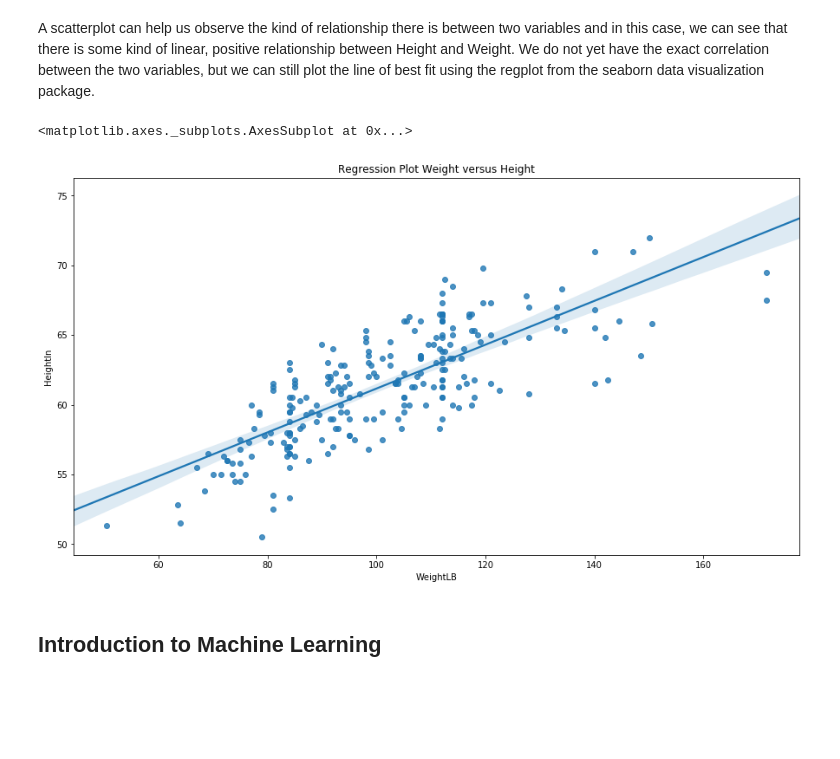
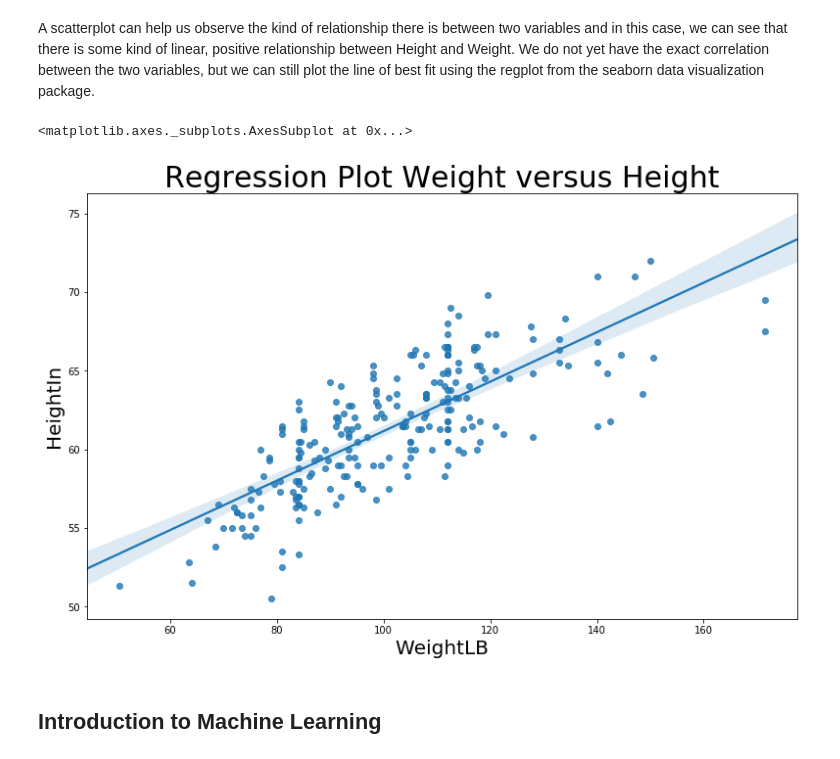
Before and after one commit to TheChanRProject/DevMasters-NewNB, a Jupyter notebook: NewNB-Python-V3.ipynb, the cells around one changed output. Cells and saved outputs as stored; diff of their text form; code cells hidden in the pictures; blank space fills up the shorter version.

Commit message:
resizing parameters for all plots

```diff
--- a/NewNB-Python-V3.ipynb
+++ b/NewNB-Python-V3.ipynb
@@ -449,17 +449,18 @@ A scatterplot can help us observe the kind of relationship there is between two
 # %%
 # importing seaborn
 import seaborn as sns
 
 # Getting the line of best fit in the scatter plot
 
-plt.figure(figsize=(15,8))
-plt.title("Regression Plot Weight versus Height")
-plt.xlabel("Weight (Pound)")
-plt.ylabel("Height (Inches)")
+plt.figure(figsize=(13,8))
+plt.tight_layout()
+plt.title("Regression Plot Weight versus Height", size="30")
+plt.xlabel('WeightLB', size="20")
+plt.ylabel('HeightIn', size="20")
 sns.regplot(x=df.WeightLB, y=df.HeightIn, data=df)
 # %% [output]
 <matplotlib.axes._subplots.AxesSubplot at 0x...>
-[figure, old version]
+[figure, new version]
 # %% [markdown]
 ## Introduction to Machine Learning
 # %% [markdown]
```
Also changed, not shown: parts of 3 cells of this notebook.
